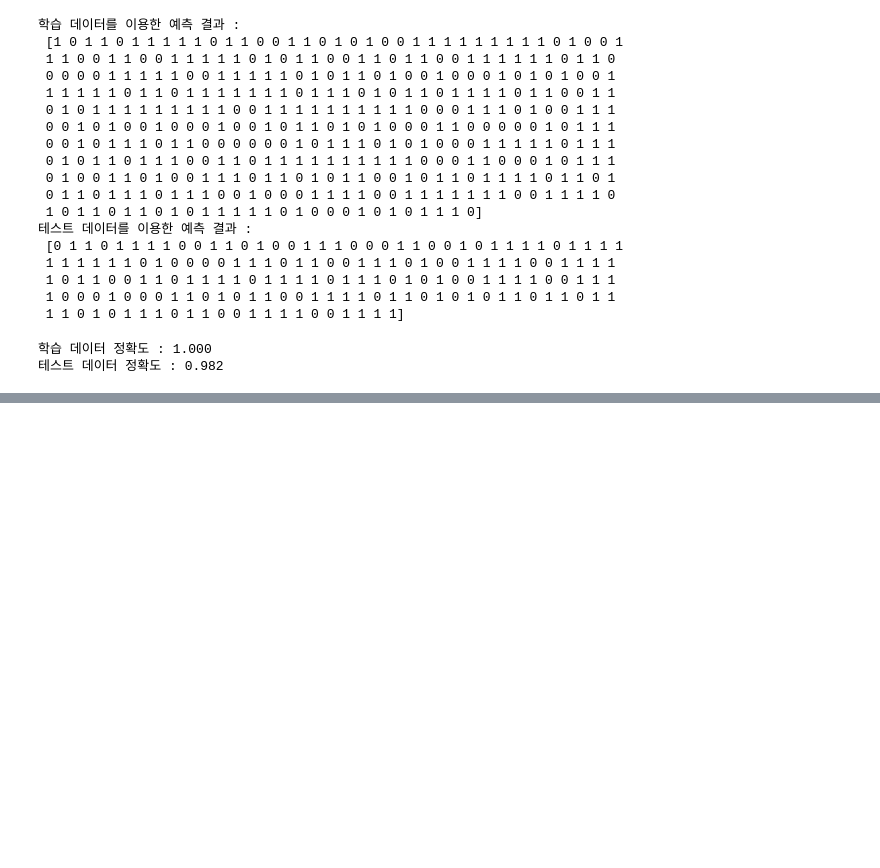
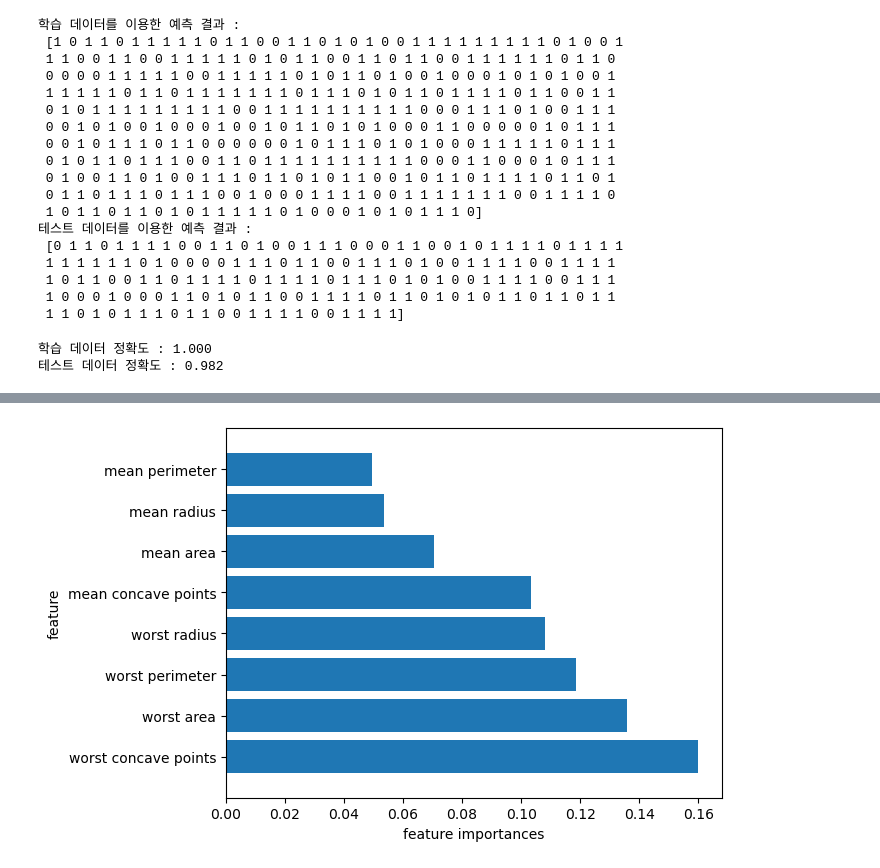
Before and after one commit to ydydydydydy/MachineLearning, a Jupyter notebook: ex07_Ensemble_유방암 분류 실습.ipynb, the cells around one changed output, grey strips where cells are left out. Cells and saved outputs as stored; diff of their text form; code cells hidden in the pictures; blank space fills up the shorter version.

```diff
--- a/ex07_Ensemble_유방암 분류 실습.ipynb
+++ b/ex07_Ensemble_유방암 분류 실습.ipynb
@@ -166,0 +245,13 @@ print('테스트 데이터 정확도 : {:.3f}'.format(accuracy_score(y_test, tes
+# %%
+# feature_importances_를 이용하여 영향력 높은 특성 확인
+# 특성 중요도를 시각화하는 함수 정의
+
+def plot_feature_importance(columns, features, num) :
+    # 축 번호별로 중요도 그래프를 그림
+    plt.barh(range(num), features)
+    # 축 번호에 축 이름을 출력
+    plt.yticks(np.arange(num), columns)
+    plt.xlabel('feature importances')
+    plt.ylabel('feature')
+    plt.ylim(-1, num)
+    plt.show()
@@ -166,0 +262,4 @@ print('테스트 데이터 정확도 : {:.3f}'.format(accuracy_score(y_test, tes
+# %%
+plot_feature_importance(df1.index[:8], df1.iloc[:8, 0], df1.iloc[:8].shape[0])
+# %% [output]
+[figure, added]
```
Also changed, not shown: parts of 9 cells of this notebook, 2 other files.
